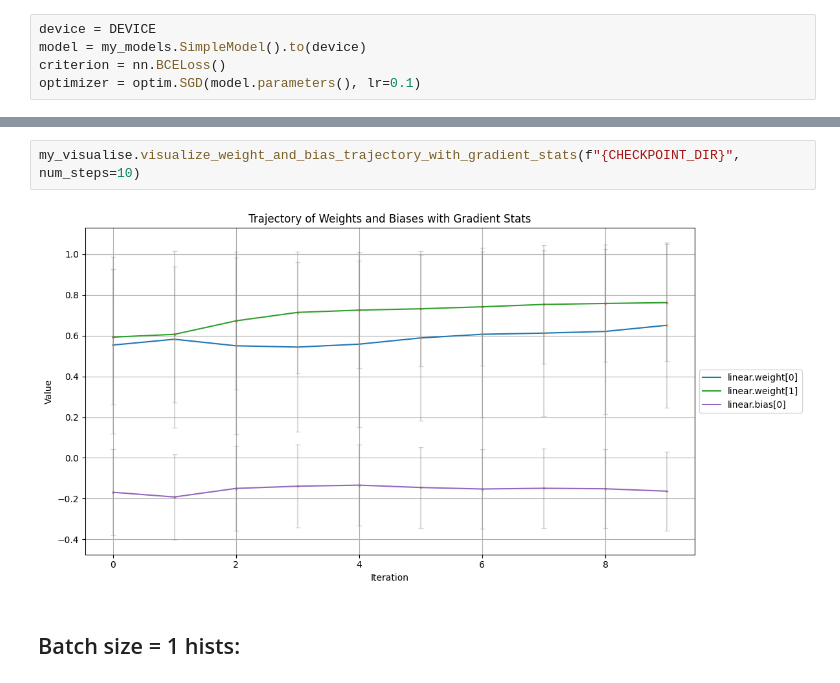
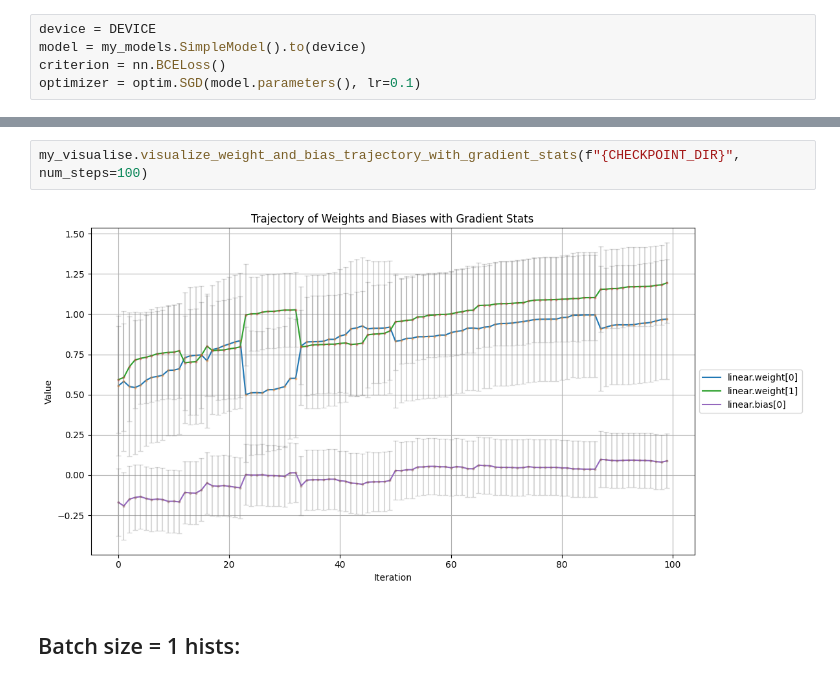
Before and after one commit to ThunderstormXX/SGDiffusion, a Jupyter notebook: notebooks/exp12/simple_gd_noise.ipynb, the cells around one changed output, grey strips where cells are left out. Cells and saved outputs as stored; diff of their text form.

```diff
--- a/notebooks/exp12/simple_gd_noise.ipynb
+++ b/notebooks/exp12/simple_gd_noise.ipynb
@@ -71,7 +71,7 @@ my_visualise.visualise_simple_model(data , data_tensor, labels,  model, device)
 # %%
-my_visualise.visualize_weight_and_bias_trajectory_with_gradient_stats(f"{CHECKPOINT_DIR}", num_steps=10)
+my_visualise.visualize_weight_and_bias_trajectory_with_gradient_stats(f"{CHECKPOINT_DIR}", num_steps=100)
 # %% [output]
-[figure, old version]
+[figure, new version]
 # %% [markdown]
 ## Batch size = 1 hists:
 # %%
```
Also changed, not shown: parts of 8 cells of this notebook.
